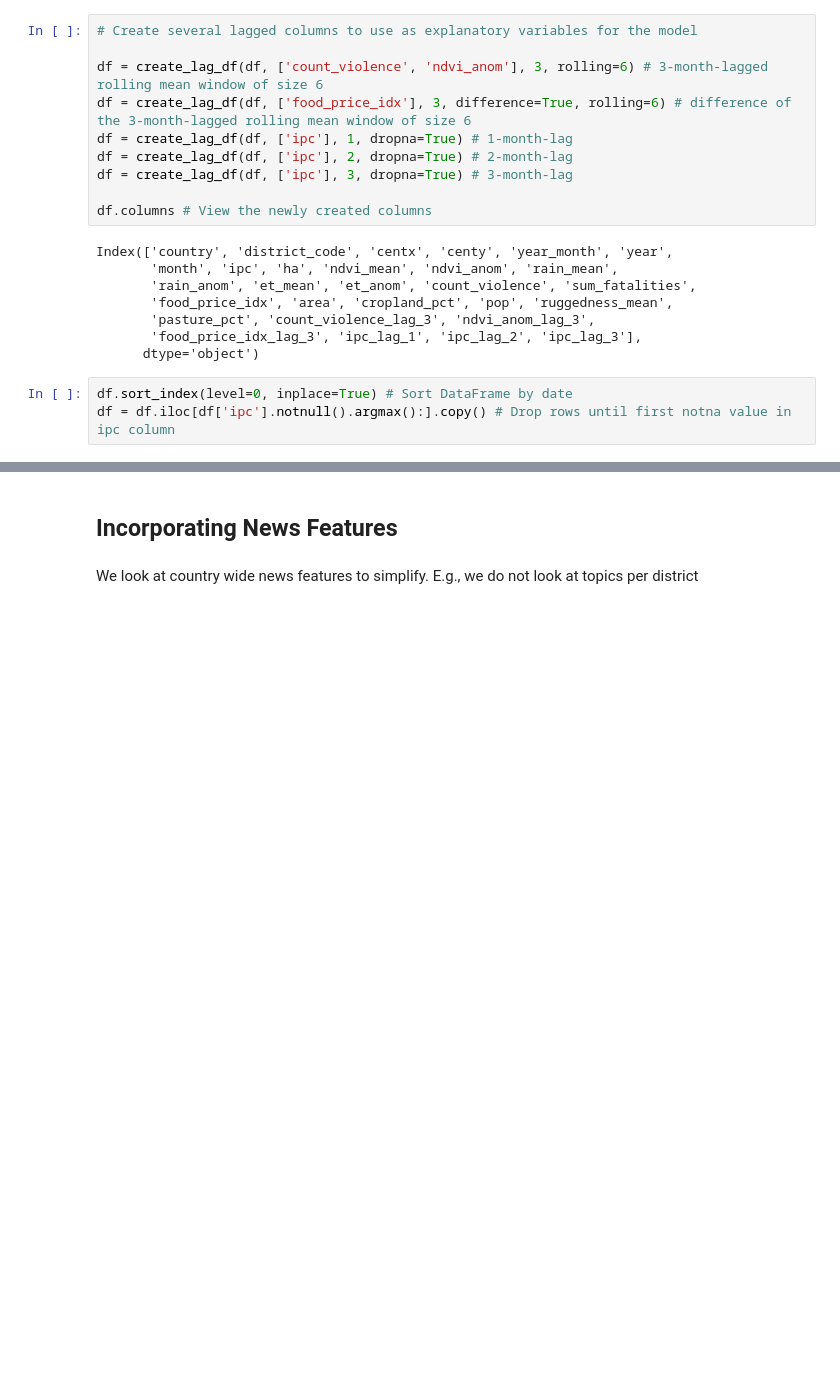
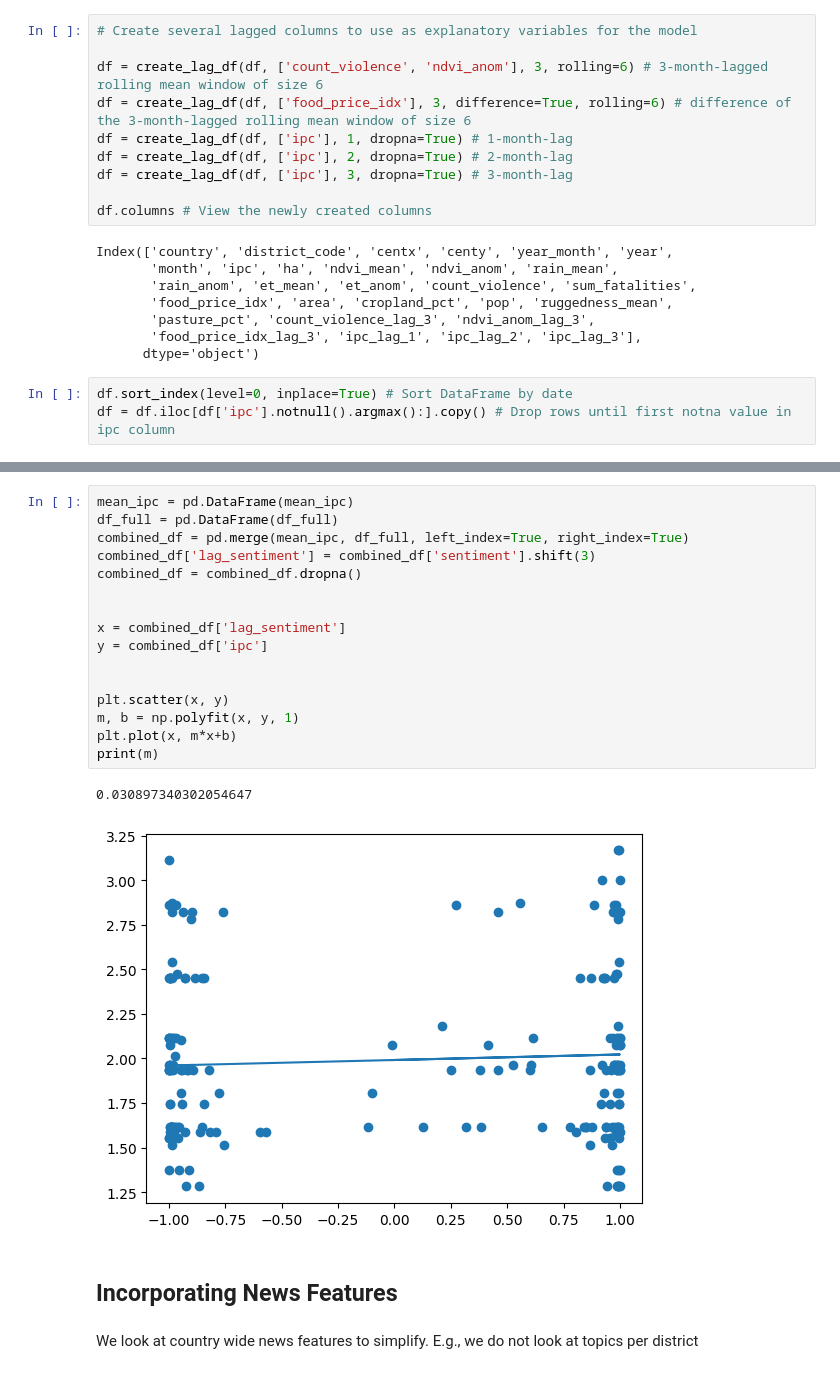
Before and after one commit to isavgt/JBG060-DC3-Group-12, a Jupyter notebook: predictions.ipynb, the cells around one changed output, grey strips where cells are left out. Saved outputs shown, nothing was run; the diff lists cells and outputs as text; blank space fills up the shorter version.

```diff
--- a/predictions.ipynb
+++ b/predictions.ipynb
@@ -356,3 +347,22 @@ Mean R2: 0.62
+# %%
+mean_ipc = pd.DataFrame(mean_ipc)
+df_full = pd.DataFrame(df_full)
+combined_df = pd.merge(mean_ipc, df_full, left_index=True, right_index=True)
+combined_df['lag_sentiment'] = combined_df['sentiment'].shift(3)
+combined_df = combined_df.dropna()
+
+
+x = combined_df['lag_sentiment']
+y = combined_df['ipc']
+
+
+plt.scatter(x, y)
+m, b = np.polyfit(x, y, 1)
+plt.plot(x, m*x+b)
+print(m)
+# %% [output]
+0.030897340302054647
+[figure, added]
 # %% [markdown]
 ## Incorporating News Features
 # %% [markdown]
```
Also changed, not shown: parts of 7 cells of this notebook.
